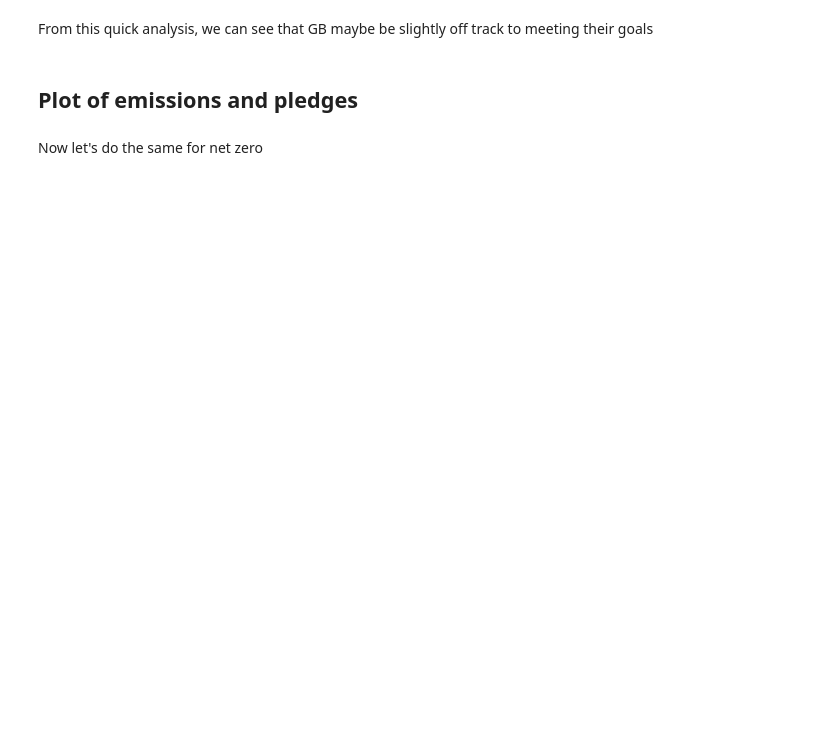
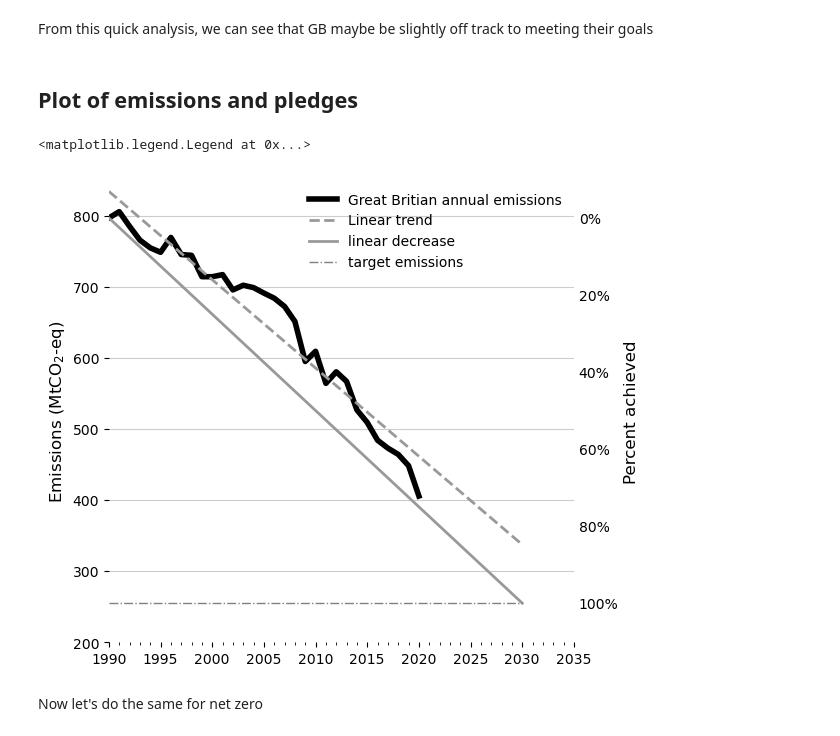
Before and after one commit to Open-Earth-Foundation/OpenClimate-pyclient, a Jupyter notebook: docs/notebooks/great_britain_emissions.ipynb, the cells around one changed output. Saved outputs shown, nothing was run; the diff lists cells and outputs as text; code cells hidden in the pictures; blank space fills up the shorter version.

```diff
--- a/docs/notebooks/great_britain_emissions.ipynb
+++ b/docs/notebooks/great_britain_emissions.ipynb
@@ -28,7 +41,7 @@ df_ndc = client.targets(actor_id=actor_id)
 df_gb['total_emissions'] = df_gb['total_emissions'] / 10**6
 
 # filter ndc by target
-filt = df_ndc['datasource_name']=='IGES NDC Database'
+filt = df_ndc['datasource_id']=='IGES:NDC_db:10.57405/iges-5005'
 df_ndc = df_ndc.loc[filt]
 # %% [markdown]
 The UK has pledged to reduce their emissions by 68% from 1990 levels by 2030.
@@ -108,7 +132,7 @@ From this quick analysis, we can see that GB maybe be slightly off track to meet
 fig = plt.figure(figsize=(6, 6))
 ax = fig.add_subplot(111)
 
-ax.plot(df_gb['year'], df_gb['total_emissions'],
+ax.plot(np.array(df_gb['year']), np.array(df_gb['total_emissions']),
         linewidth=4,
         label='Great Britian annual emissions',
        color=[0.0,0.0,0.0])
@@ -118,7 +142,7 @@ ax.plot(X_pred, Y_pred, '--',
         color=[0.6,0.6,0.6],
        label='Linear trend')
 
-ax.plot([baseline_year, target_year], [baseline_emissions, target_emissions],
+ax.plot(np.array([baseline_year, float(target_year)]), np.array([float(baseline_emissions), float(target_emissions)]),
         '-',
         linewidth=2,
         color=[0.6,0.6,0.6],
@@ -159,34 +183,37 @@ ax.xaxis.set_ticks_position('bottom')
 # major/minor tick lines
 ax.xaxis.set_minor_locator(AutoMinorLocator(5))
 ax.grid(axis='y',
         which='major',
         color=[0.8, 0.8, 0.8], linestyle='-')
 
 bline_emissions = baseline_emissions.values[0]
 ylim_achieved = [(bline_emissions - ylim[0])/ (bline_emissions*target_percent)*100,
                  (bline_emissions - ylim[1])/ (bline_emissions*target_percent)*100]
 ax2 = ax.twinx()
 ax2.set_ylim(ylim_achieved)
 
 # Hide the right and top spines
 ax2.spines['right'].set_visible(False)
 ax2.spines['left'].set_visible(False)
 ax2.spines['top'].set_visible(False)
 ax2.spines['bottom'].set_visible(False)
 
 # Only show ticks on the left and bottom spines
 ax2.yaxis.set_ticks_position('right')
 ax2.xaxis.set_ticks_position('bottom')
 ax2.yaxis.set_tick_params(size=0)
 
 # Set the y-axis tick labels using a FixedFormatter
 vals = ax2.get_yticks()
 ax2.yaxis.set_major_locator(plt.FixedLocator(vals))
 ax2.set_yticklabels([f"{int(x)}%" for x in vals])
 
 ax2.set_ylabel("Percent achieved", fontsize=12)
-ax.set_ylabel("Emissions (MtCO$_2$e)", fontsize=12)
+ax.set_ylabel("Emissions (MtCO$_2$-eq)", fontsize=12)
 ax.legend(loc='upper right', frameon=False)
+# %% [output]
+<matplotlib.legend.Legend at 0x...>
+[figure, added]
 # %% [markdown]
 Now let's do the same for net zero
 # %%
```
Also changed, not shown: parts of 5 cells of this notebook, 4 other files.
